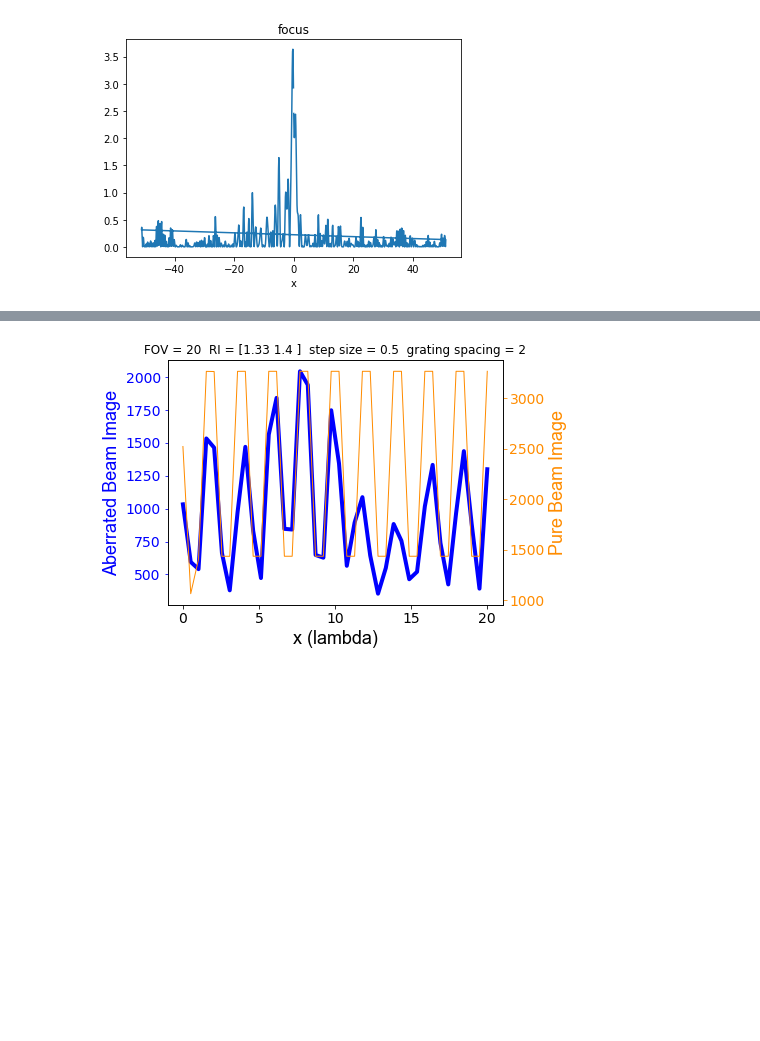
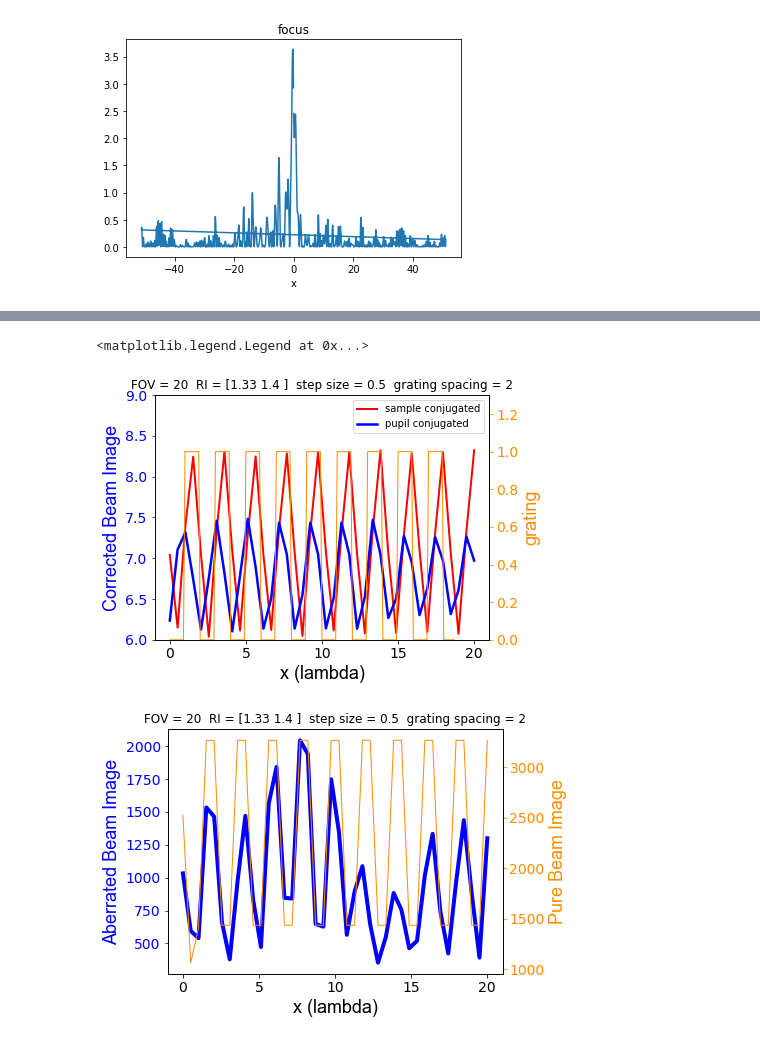
Before and after one commit to PrintRind/Turbid-Media-Propagation-Simulation, a Jupyter notebook: prop through turbid medium0604.ipynb, the cells around one changed output, grey strips where cells are left out. Cells and saved outputs as stored; diff of their text form; code cells hidden in the pictures; blank space fills up the shorter version.

```diff
--- a/prop through turbid medium0604.ipynb
+++ b/prop through turbid medium0604.ipynb
@@ -309,3 +348,25 @@ image_aberrated = scan(E_in, sample, 2, 0.5, 20)
+# %%
+xnew = np.linspace(0, FOV, num_steps)
+
+fig, ax1 = plt.subplots(1,1,figsize=(6,4.5))
+ax1.plot(xnew, image_sample-226, 'r', linewidth = 2, label = 'sample conjugated')
+ax1.plot(xnew, image_pupil, 'b', linewidth = 2.5, label = 'pupil conjugated')
+ax1.set_ylabel('Corrected Beam Image', color='b', fontsize =18, fontname = 'Arial')
+ax1.tick_params('y', colors='b', labelsize = 14)
+ax1.yaxis.set_label_position("left")
+plt.ylim([6, 9])
+ax2 = ax1.twinx()
+ax2.plot(x[512:700] ,grating[512:700], 'darkorange', linestyle="-", linewidth = 1)
+ax2.set_ylabel('grating', color='darkorange', fontsize = 18, fontname = 'Arial')
+ax2.tick_params('y', colors='darkorange', labelsize = 14)
+plt.title('FOV = ' + str(FOV) + '  RI = ' + str(RI) + '  step size = ' + str(stepsize) + '  grating spacing = ' + str(grating_spacing))
+ax1.set_xlabel('x (lambda)', fontsize = 18, fontname = 'Arial')
+ax1.tick_params('x', colors='k', labelsize = 14)
+plt.ylim([0, 1.3])
+ax1.legend()
+# %% [output]
+<matplotlib.legend.Legend at 0x...>
+[figure, added]
 # %%
 xnew = np.linspace(0, FOV, num_steps)
 
```
Also changed, not shown: parts of 8 cells of this notebook.
